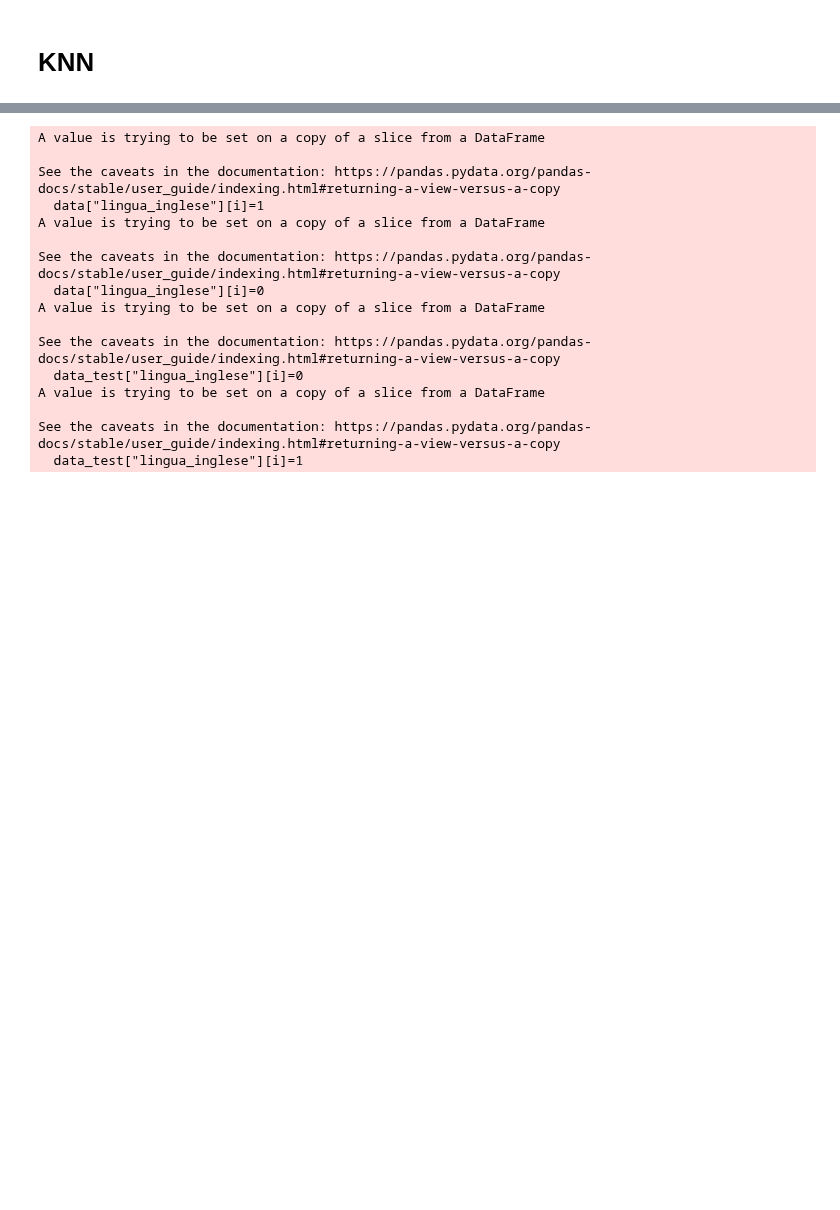
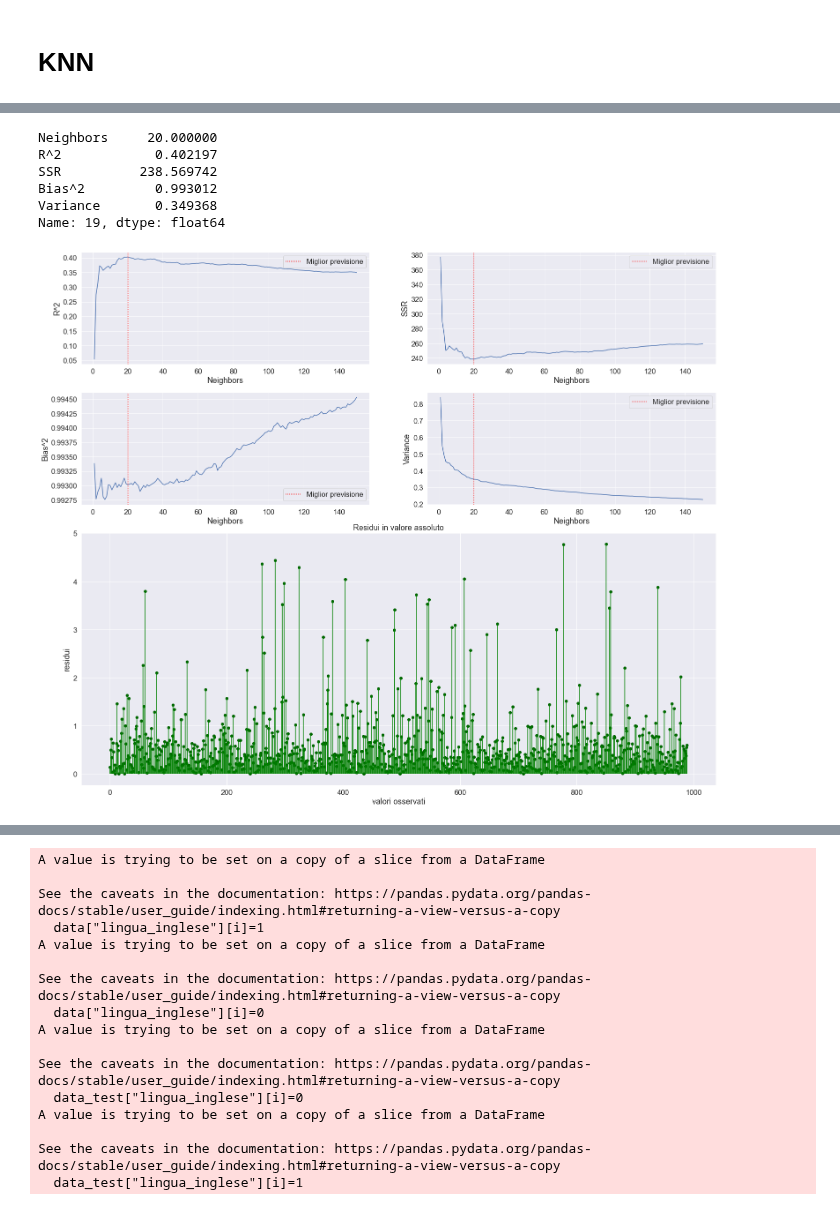
Before and after one commit to Riki98/DWM-Project, a Jupyter notebook: Progetto/Progetto.ipynb, the cells around one changed output, grey strips where cells are left out. Drawn from its saved outputs; the diff is of its cells as text; code cells hidden in the pictures; blank space fills up the shorter version.

```diff
--- a/Progetto/Progetto.ipynb
+++ b/Progetto/Progetto.ipynb
@@ -419,0 +487,38 @@ y shape (3000,)
+# %%
+#dato il df trovo la miglior predizione e faccio un summary di grafici
+def summary_knn_best(df_knn, function_of_MinKowski = 2, custom_fun = None):
+    sb.set(font_scale = 1.5) #modifico la scala
+    print(df_knn.iloc[df_knn["R^2"].idxmax()]) #print dei parametri per il miglior tuning dell'algoritmo
+    if custom_fun == None: # istanzio l'algoritmo senza custom_fun
+        knn = KNeighborsRegressor(n_neighbors = int(df_knn.iloc[df_knn["R^2"].idxmax()]["Neighbors"]),
+                                  p = function_of_MinKowski)
+    else: # istanzio l'algoritmo con custom_fun
+        knn = KNeighborsRegressor(n_neighbors = int(df_knn.iloc[df_knn["R^2"].idxmax()]["Neighbors"]),
+                                  metric = custom_fun)
+    knn.fit(x_train, y_train) # train
+    # creo un summary di grafici per la miglior predizione
+    fig = plt.figure(constrained_layout = False, figsize=(20,20)) # creo la figura
+    gs = fig.add_gridspec(4,4) # creo la griglia di grafici, 4 righe e 4 colonne
+    ax0 = [fig.add_subplot(gs[0, 0:2]), fig.add_subplot(gs[0, 2:])] #creo asse per la prima riga
+    ax1 = [fig.add_subplot(gs[1, 0:2]), fig.add_subplot(gs[1, 2:])] #creo asse per la seconda riga
+    axbig = fig.add_subplot(gs[2:, 0:]) #creo asse per il super grafico
+    for i, ax in enumerate(ax0): #prima riga di grafici
+        sb.lineplot(ax = ax, data = df_knn, x = "Neighbors", y = df_knn.columns[i + 1]) #grafico
+        ax.axvline(x = int(df_knn.iloc[df_knn["R^2"].idxmax()]["Neighbors"]), color = "red", #retta verticale per il n di vicini scelti
+                   linestyle = ":", label = "Miglior previsione")
+        ax.legend()
+    for i, ax in enumerate(ax1): #seconda riga di grafici
+        sb.lineplot(ax = ax, data = df_knn, x = "Neighbors", y = df_knn.columns[i + 3]) #grafico
+        ax.axvline(x = int(df_knn.iloc[df_knn["R^2"].idxmax()]["Neighbors"]), color = "red", #retta verticale per il n di vicini scelti
+                   linestyle = ":", label = "Miglior previsione")
+        ax.legend()
+    l_residual = abs(knn.predict(x_test) - y_test) #lista dei residui in valore assoluto
+    for i, val in enumerate(l_residual): #super grafico
+        axbig.scatter(i, val, color = "darkgreen") #punto i-esimo
+        axbig.vlines(x = i, ymin = 0, ymax = val, color = "green") #linea i-esima
+    axbig.set_title("Residui in valore assoluto") #titolo del super grafico
+    axbig.set(xlabel="valori osservati", ylabel = "residui")
+    # setta la posizione dei subplot
+    plt.subplots_adjust(top=0.92, bottom=0.08, left=0.05, right=1.05, hspace=0.25,
+                    wspace=0.5)
+    sb.set(font_scale = 1) #riporto la scala all'originale
@@ -419,0 +529,10 @@ y shape (3000,)
+# %%
+summary_knn_best(df_knn_md)
+# %% [output]
+Neighbors     20.000000
+R^2            0.402197
+SSR          238.569742
+Bias^2         0.993012
+Variance       0.349368
+Name: 19, dtype: float64
+[figure, added]
```
Also changed, not shown: parts of 26 cells of this notebook.
